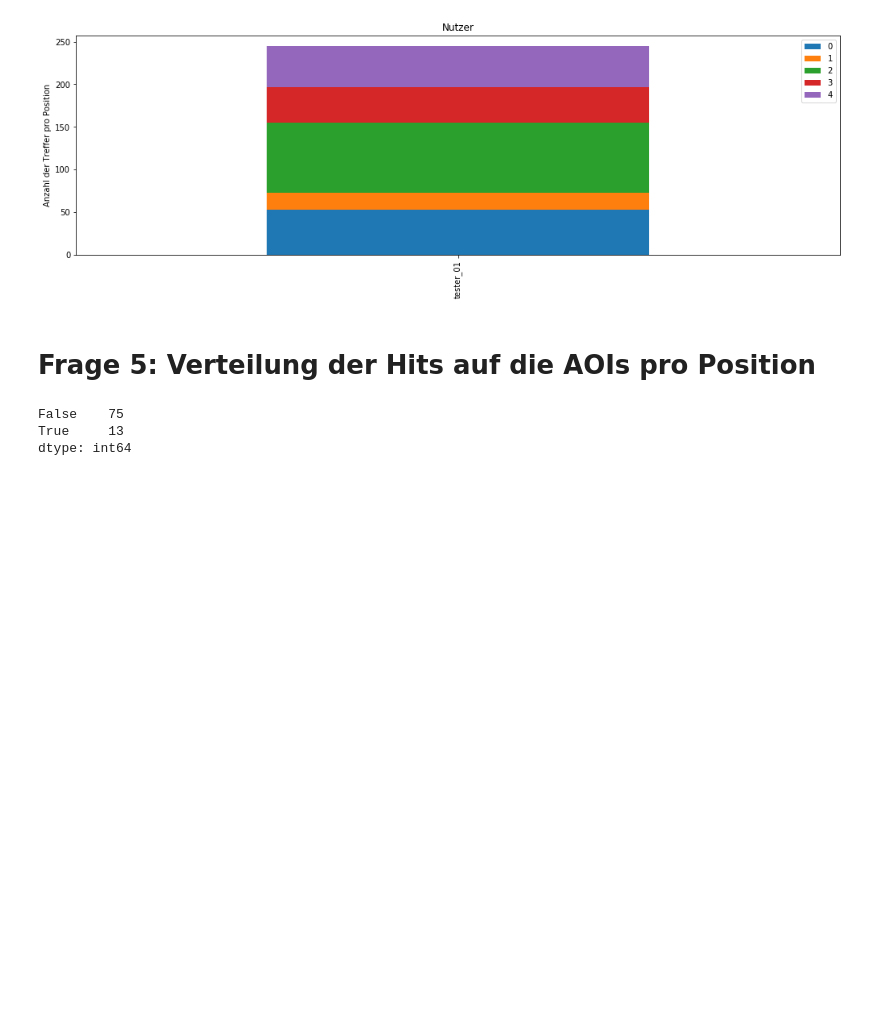
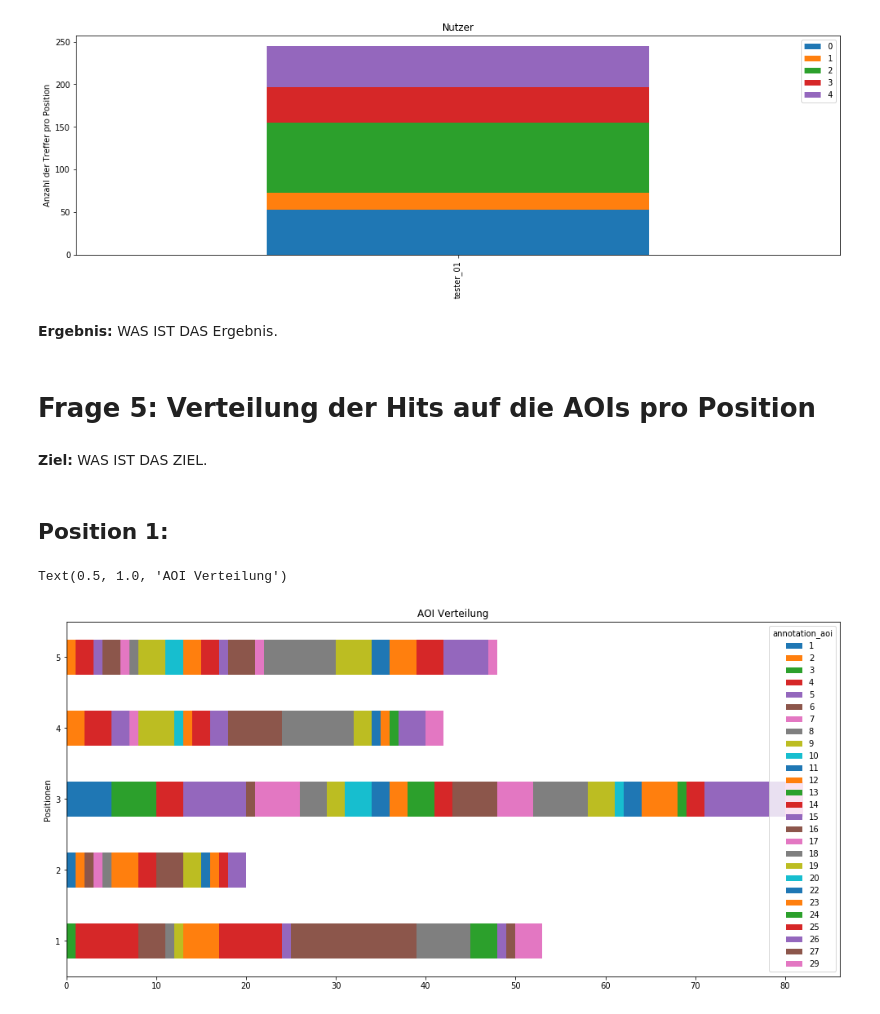
Before and after one commit to marc101101/masterarbeit_eye_tracking, a Jupyter notebook: evaluation/2_data_distribution/0_data_distribution.ipynb, the cells around one changed output. Saved outputs shown, nothing was run; the diff lists cells and outputs as text; code cells hidden in the pictures; blank space fills up the shorter version.

```diff
--- a/evaluation/2_data_distribution/0_data_distribution.ipynb
+++ b/evaluation/2_data_distribution/0_data_distribution.ipynb
@@ -42,6 +53,7 @@ testers = []
 aoi_hits = {}
 position_hits = {}
 positions_by_aoi_hits = []
+client_data = {}
 
 for f in file_names:
     df = pd.read_csv(f, sep=',', engine='python')
@@ -68,6 +80,11 @@ for f in file_names:
     tempFrame = df[(df[['gaze_direction_0_x','gaze_direction_0_y','gaze_direction_0_z']] != 0).all(axis=1)]
     result_pos_aoi = tempFrame.groupby(['annotation_pos','annotation_aoi']).size().reset_index().rename(columns={0:'count'})
 
+    #client
+    uniqueValues, occurCount = np.unique(df[(df[['gaze_direction_0_x','gaze_direction_0_y','gaze_direction_0_z']] != 0).all(axis=1)]['client_id'],
+                                         return_counts=True)
+    client_hits = occurCount
+
     # extract data separately
     info_data.append([count_total, last_ts, test_person, count_face, count_gaze, f])
     counter_gaze.append(count_gaze)
@@ -76,6 +93,7 @@ for f in file_names:
 
     aoi_hits['tester_' + test_person] = current_aois
     position_hits['tester_' + test_person] = current_positions
+    client_data['tester_' + test_person] = client_hits
 
     testers.append(test_person)
 
@@ -182,19 +228,23 @@ plt.title('Nutzer')
 # %% [output]
 Text(0.5, 1.0, 'Nutzer')
 [figure]
+# %% [markdown]
+**Ergebnis:** WAS IST DAS Ergebnis.
 # %% [markdown]
+<a id="cell5"></a>
 # Frage 5: Verteilung der Hits auf die AOIs pro Position
-# %%
-y_pos = np.arange(len(range(29)))
-
-test = (positions_by_aoi_hits[['annotation_pos']] == 2).all(axis=1).value_counts()
-print(test)
-#plt.rcParams["figure.figsize"] = (17, 3) # (w, h)
-#plt.bar(y_pos+1, positions_by_aoi_hits[0]['count'], align='center')
-
-#plt.ylabel('Anzahl der Treffer pro Position')
-#plt.title('Positons')
-# %% [output]
-False    75
-True     13
-dtype: int64
+# %% [markdown]
+**Ziel:** WAS IST DAS ZIEL.
+# %% [markdown]
+## Position 1:
+# %%
+plt.rcParams["figure.figsize"] = (17, 8) # (w, h)
+
+post_aoi_df = positions_by_aoi_hits[0].pivot(index=positions_by_aoi_hits[0]['annotation_pos'], columns='annotation_aoi')['count']
+post_aoi_df.plot.barh(stacked=True);
+
+plt.ylabel('Positionen')
+plt.title('AOI Verteilung')
+# %% [output]
+Text(0.5, 1.0, 'AOI Verteilung')
+[figure, added]
```
Also changed, not shown: parts of 25 cells of this notebook.
